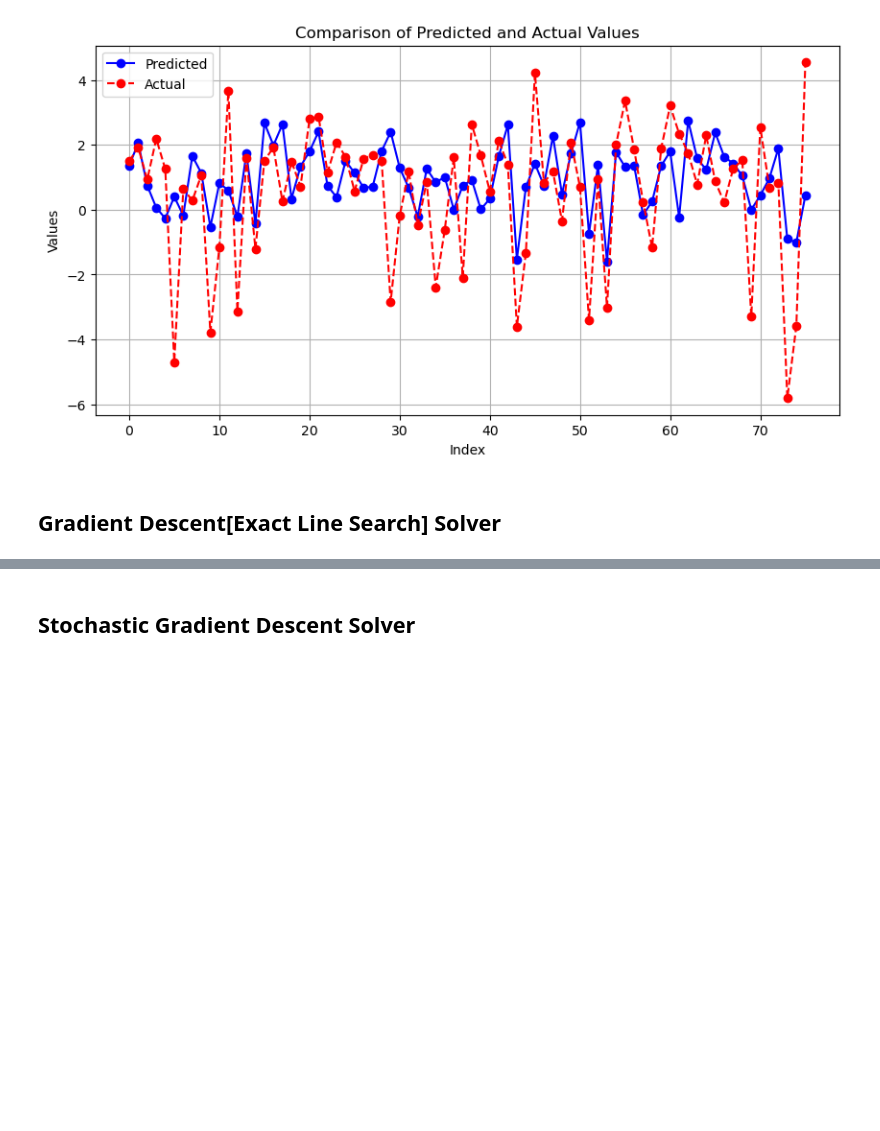
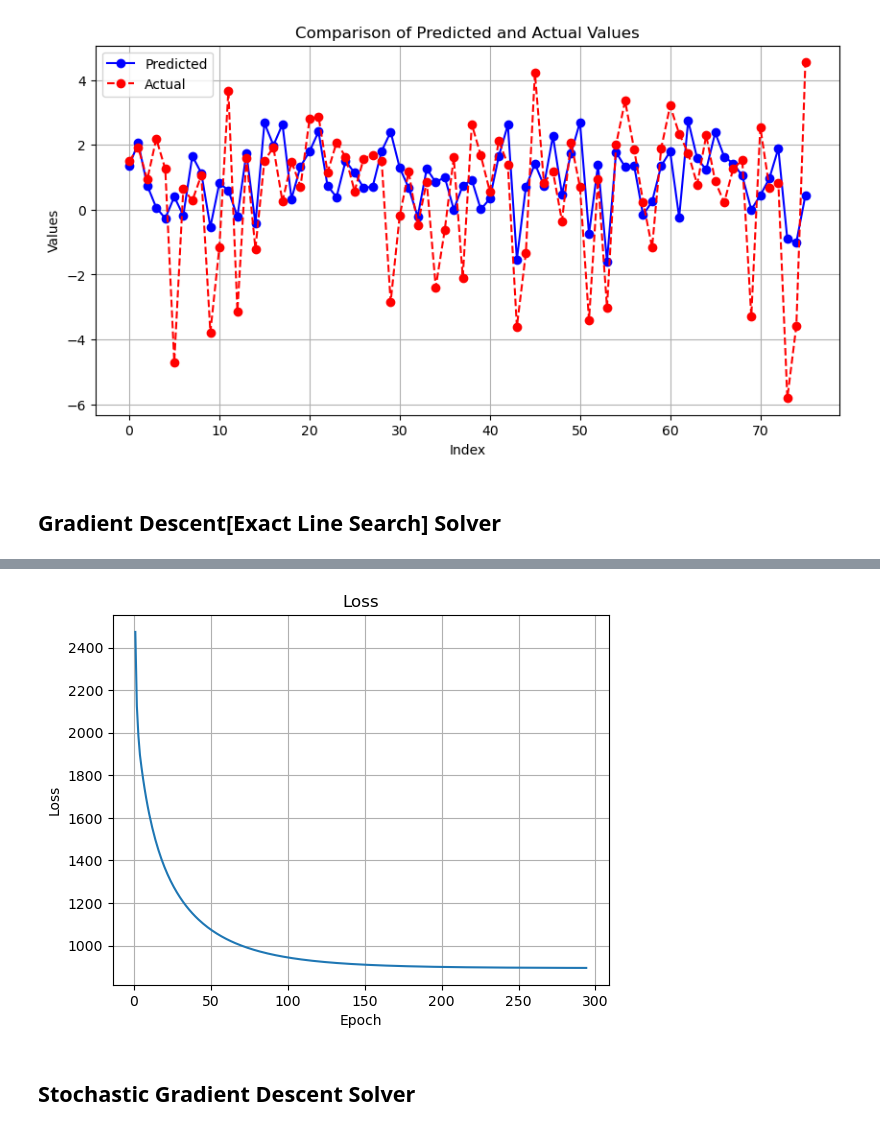
Before and after one commit to LaKrAmA95/LSR-Tensor-Ridge-Regression, a Jupyter notebook: Vector Regression Baseline/Jupyter Notebooks/HCP_Vector_Pipeline.ipynb, the cells around one changed output, grey strips where cells are left out. Drawn from its saved outputs; the diff is of its cells as text; code cells hidden in the pictures; blank space fills up the shorter version.

```diff
--- a/Vector Regression Baseline/Jupyter Notebooks/HCP_Vector_Pipeline.ipynb
+++ b/Vector Regression Baseline/Jupyter Notebooks/HCP_Vector_Pipeline.ipynb
@@ -195,3 +204,12 @@ Epoch [1100/1100], Loss: 893.8550, Gap to Optimality: -0.0004, NEE: 1.3143145220
+# %%
+plt.plot(range(1, len(losses)+1), losses)
+plt.title('Loss')
+plt.xlabel('Epoch')
+plt.ylabel('Loss')
+plt.grid(True)
+plt.show()
+# %% [output]
+[figure, added]
 # %% [markdown]
 ## Stochastic Gradient Descent Solver
 # %%
```
Also changed, not shown: parts of 2 cells of this notebook, 1 other file.
